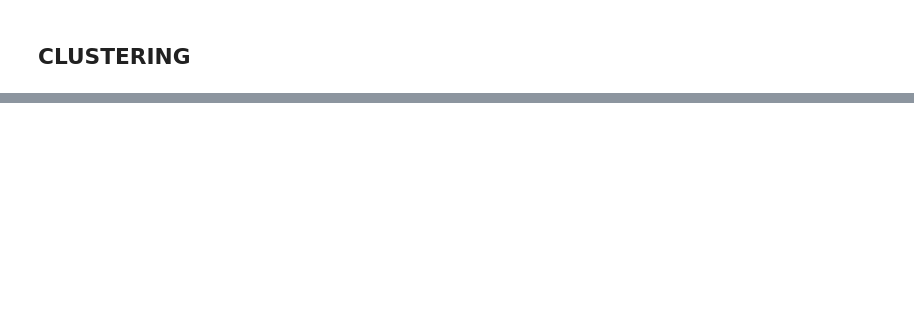
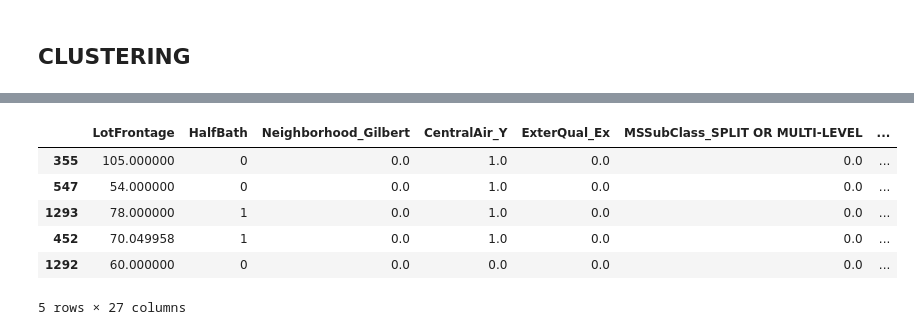
Before and after one commit to vishwabhuta/APM_House_Prices, a Jupyter notebook: APM Project.ipynb, the cells around one changed output, grey strips where cells are left out. Saved outputs shown, nothing was run; the diff lists cells and outputs as text; code cells hidden in the pictures; blank space fills up the shorter version.

```diff
--- a/APM Project.ipynb
+++ b/APM Project.ipynb
@@ -970,10 +1327,17 @@ bestpredictor_df[:27]
 # %%
 # Create new X matrix with just these columns
 X_cluster = X_train.ix[:,:1].copy()
 for colname in bestpredictor_df['1_Column'][:26]:
     X_cluster[colname]=X_train[colname]
-X_cluster=X_cluster.drop('Id',1)
 X_cluster.head()
+# %% [output]
+|  | LotFrontage | HalfBath | Neighborhood_Gilbert | CentralAir_Y | ExterQual_Ex | MSSubClass_SPLIT OR MULTI-LEVEL | ... |
+| 355 | 105.000000 | 0 | 0.0 | 1.0 | 0.0 | 0.0 | ... |
+| 547 | 54.000000 | 0 | 0.0 | 1.0 | 0.0 | 0.0 | ... |
+| 1293 | 78.000000 | 1 | 0.0 | 1.0 | 0.0 | 0.0 | ... |
+| 452 | 70.049958 | 1 | 0.0 | 1.0 | 0.0 | 0.0 | ... |
+| 1292 | 60.000000 | 0 | 0.0 | 0.0 | 0.0 | 0.0 | ... |
+5 rows × 27 columns
 # %%
 # Fit model with 5 clusters on X cluster data
 KMmodel_5xc = KMeans(n_clusters=5, random_state=1)
```
Also changed, not shown: parts of 77 cells of this notebook.
